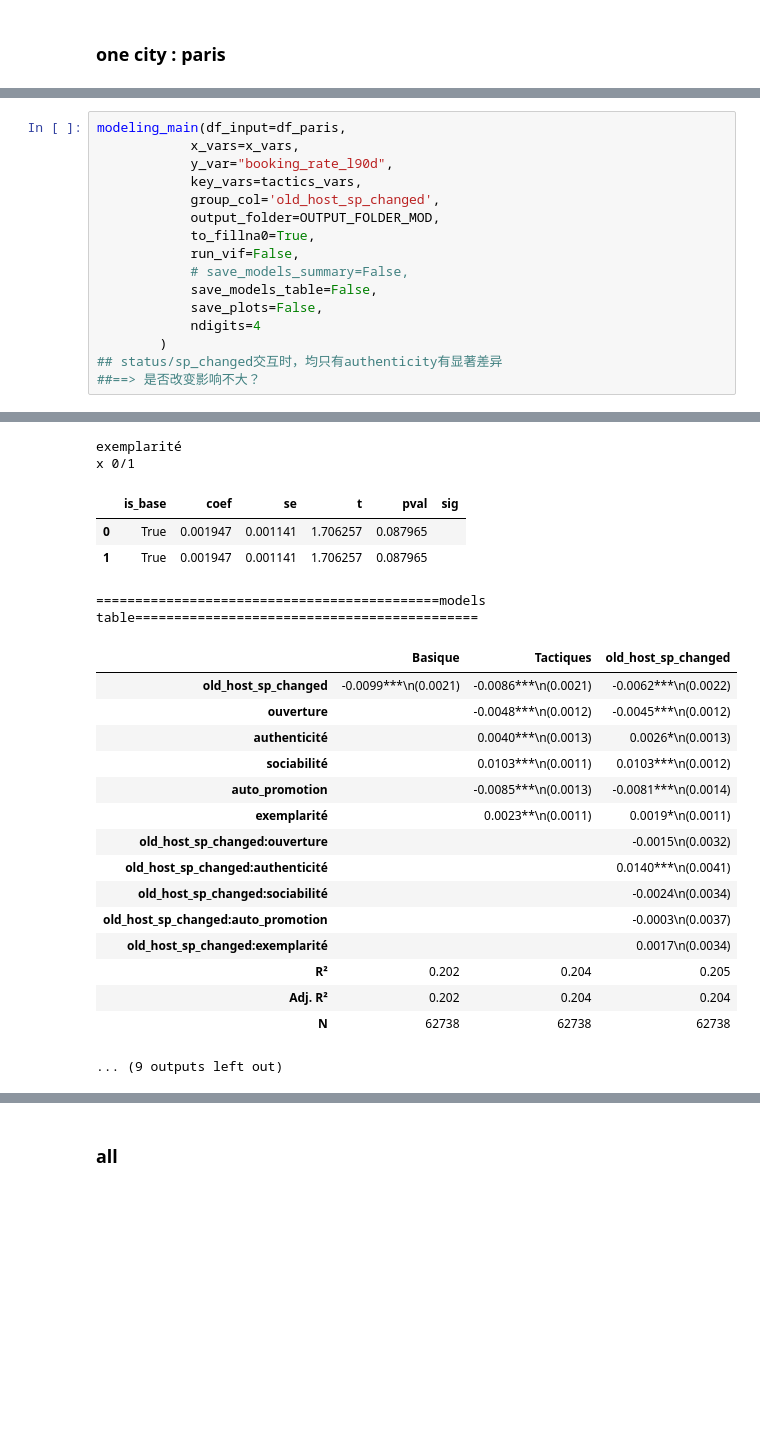
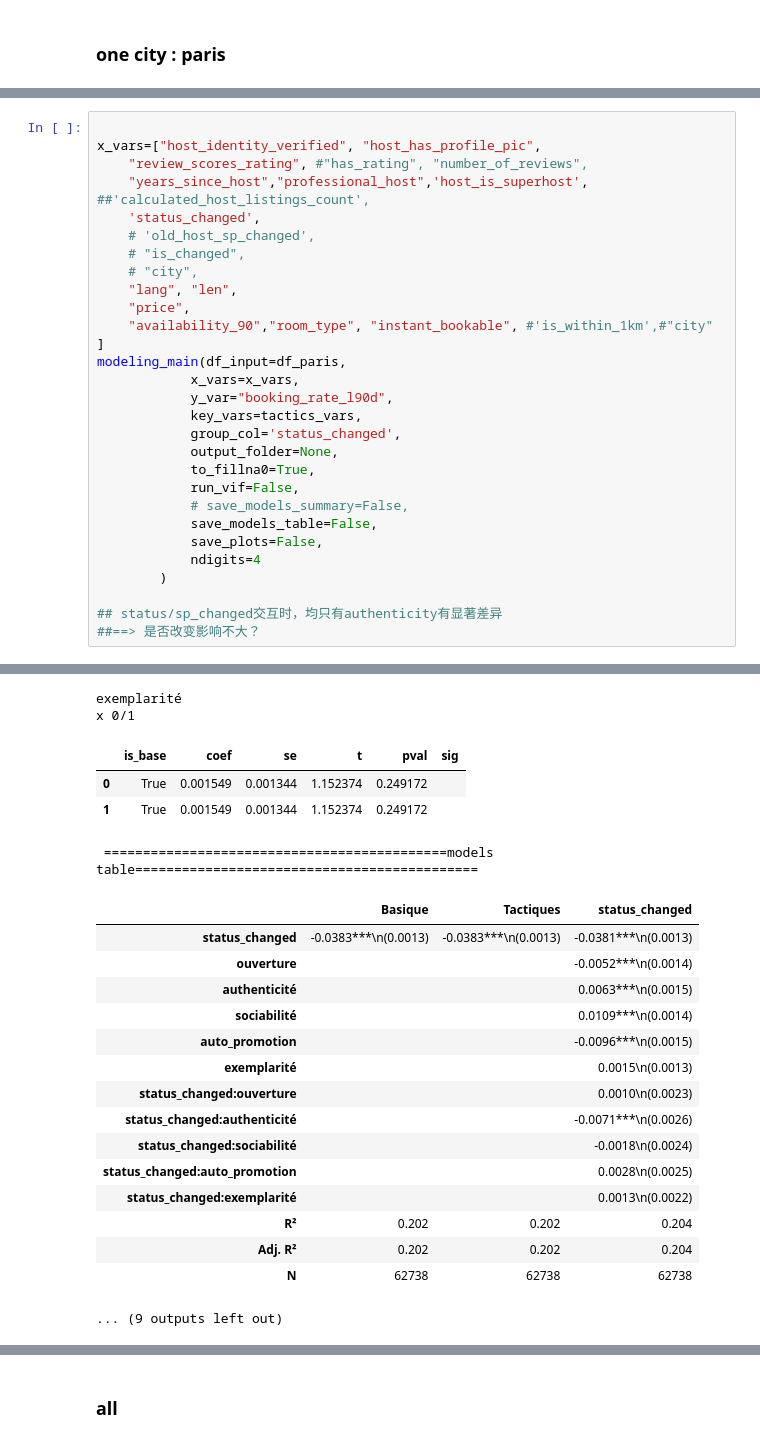
Before and after one commit to yeliu-dh/SelfPresentation_Multimodal_airbnb, a Jupyter notebook: C_stat/test_mod.ipynb, the cells around one changed output, grey strips where cells are left out. Cells and saved outputs as stored; diff of their text form; blank space fills up the shorter version.

```diff
--- a/C_stat/test_mod.ipynb
+++ b/C_stat/test_mod.ipynb
@@ -575,11 +241,23 @@ x f/t
 ... (9 outputs left out)
 # %%
+
+x_vars=["host_identity_verified", "host_has_profile_pic",
+    "review_scores_rating", #"has_rating", "number_of_reviews",
+    "years_since_host","professional_host",'host_is_superhost', ##'calculated_host_listings_count',
+    'status_changed',
+    # 'old_host_sp_changed',
+    # "is_changed",
+    # "city",
+    "lang", "len",
+    "price",
+    "availability_90","room_type", "instant_bookable", #'is_within_1km',#"city"
+]
 modeling_main(df_input=df_paris,
             x_vars=x_vars,
             y_var="booking_rate_l90d",
             key_vars=tactics_vars,
-            group_col='old_host_sp_changed',
-            output_folder=OUTPUT_FOLDER_MOD,
+            group_col='status_changed',
+            output_folder=None,
             to_fillna0=True,
             run_vif=False,
             # save_models_summary=False,
@@ -587,6 +265,7 @@ modeling_main(df_input=df_paris,
             save_plots=False,
             ndigits=4
         )
+
 ## status/sp_changed交互时，均只有authenticity有显著差异
 ##==> 是否改变影响不大？
 # %% [output]
@@ -628,5 +307,5 @@ x 0/1
 exemplarité
 x 0/1
 |  | is_base | coef | se | t | pval | sig |
-| 0 | True | 0.001947 | 0.001141 | 1.706257 | 0.087965 |  |
-| 1 | True | 0.001947 | 0.001141 | 1.706257 | 0.087965 |  |
+| 0 | True | 0.001549 | 0.001344 | 1.152374 | 0.249172 |  |
+| 1 | True | 0.001549 | 0.001344 | 1.152374 | 0.249172 |  |
@@ -634,16 +313,16 @@ x 0/1
-|  | Basique | Tactiques | old_host_sp_changed |
-| old_host_sp_changed | -0.0099***\n(0.0021) | -0.0086***\n(0.0021) | -0.0062***\n(0.0022) |
-| ouverture |  | -0.0048***\n(0.0012) | -0.0045***\n(0.0012) |
-| authenticité |  | 0.0040***\n(0.0013) | 0.0026*\n(0.0013) |
-| sociabilité |  | 0.0103***\n(0.0011) | 0.0103***\n(0.0012) |
-| auto_promotion |  | -0.0085***\n(0.0013) | -0.0081***\n(0.0014) |
-| exemplarité |  | 0.0023**\n(0.0011) | 0.0019*\n(0.0011) |
-| old_host_sp_changed:ouverture |  |  | -0.0015\n(0.0032) |
-| old_host_sp_changed:authenticité |  |  | 0.0140***\n(0.0041) |
-| old_host_sp_changed:sociabilité |  |  | -0.0024\n(0.0034) |
-| old_host_sp_changed:auto_promotion |  |  | -0.0003\n(0.0037) |
-| old_host_sp_changed:exemplarité |  |  | 0.0017\n(0.0034) |
-| R² | 0.202 | 0.204 | 0.205 |
-| Adj. R² | 0.202 | 0.204 | 0.204 |
+|  | Basique | Tactiques | status_changed |
+| status_changed | -0.0383***\n(0.0013) | -0.0383***\n(0.0013) | -0.0381***\n(0.0013) |
+| ouverture |  |  | -0.0052***\n(0.0014) |
+| authenticité |  |  | 0.0063***\n(0.0015) |
+| sociabilité |  |  | 0.0109***\n(0.0014) |
+| auto_promotion |  |  | -0.0096***\n(0.0015) |
+| exemplarité |  |  | 0.0015\n(0.0013) |
+| status_changed:ouverture |  |  | 0.0010\n(0.0023) |
+| status_changed:authenticité |  |  | -0.0071***\n(0.0026) |
+| status_changed:sociabilité |  |  | -0.0018\n(0.0024) |
+| status_changed:auto_promotion |  |  | 0.0028\n(0.0025) |
+| status_changed:exemplarité |  |  | 0.0013\n(0.0022) |
+| R² | 0.202 | 0.202 | 0.204 |
+| Adj. R² | 0.202 | 0.202 | 0.204 |
 | N | 62738 | 62738 | 62738 |
 ... (9 outputs left out)
```
Also changed, not shown: parts of 29 cells of this notebook, 13 other files.
